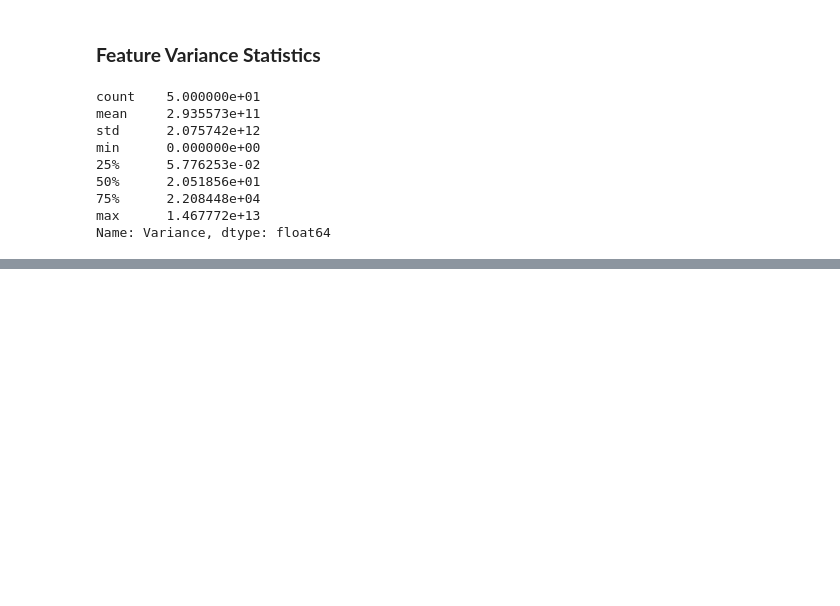
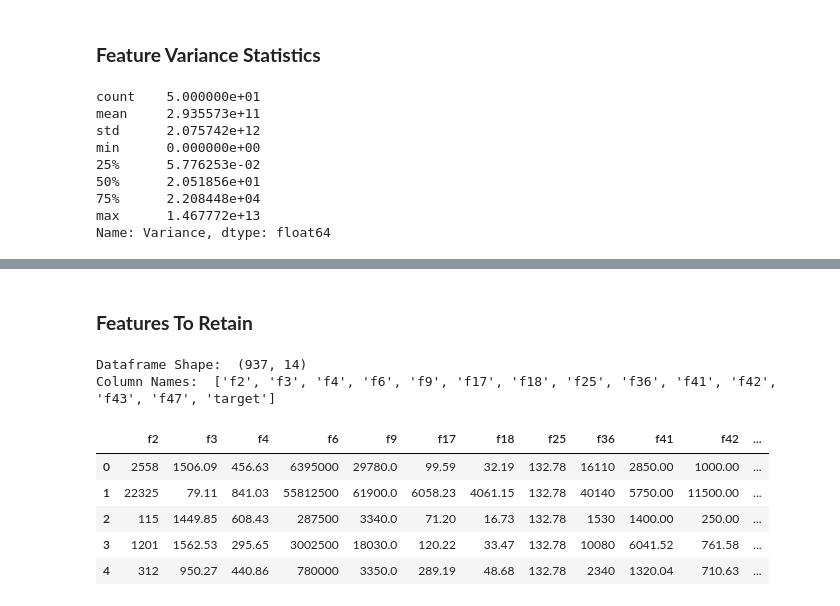
Before and after one commit to akshayyewle/Machine-Learning, a Jupyter notebook: 18 Oil Spill Detection/Python Notebook.ipynb, the cells around one changed output, grey strips where cells are left out. Saved outputs shown, nothing was run; the diff lists cells and outputs as text; code cells hidden in the pictures; blank space fills up the shorter version.

```diff
--- a/18 Oil Spill Detection/Python Notebook.ipynb
+++ b/18 Oil Spill Detection/Python Notebook.ipynb
@@ -226,0 +305,18 @@ df_Feature_Var.sort_values(by='Variance', ascending=False).head(10)
+# %% [markdown]
+### **Features To Retain**
+# %%
+df = df.loc[:, df_Feature_Var_Top['Feature'].to_list() + ['target']]
+
+print('Dataframe Shape: ',df.shape)
+print('Column Names: ',df.columns.to_list(),'\n')
+
+df.head()
+# %% [output]
+Dataframe Shape:  (937, 14)
+Column Names:  ['f2', 'f3', 'f4', 'f6', 'f9', 'f17', 'f18', 'f25', 'f36', 'f41', 'f42', 'f43', 'f47', 'target']
+|  | f2 | f3 | f4 | f6 | f9 | f17 | f18 | f25 | f36 | f41 | f42 | ... |
+| 0 | 2558 | 1506.09 | 456.63 | 6395000 | 29780.0 | 99.59 | 32.19 | 132.78 | 16110 | 2850.00 | 1000.00 | ... |
+| 1 | 22325 | 79.11 | 841.03 | 55812500 | 61900.0 | 6058.23 | 4061.15 | 132.78 | 40140 | 5750.00 | 11500.00 | ... |
+| 2 | 115 | 1449.85 | 608.43 | 287500 | 3340.0 | 71.20 | 16.73 | 132.78 | 1530 | 1400.00 | 250.00 | ... |
+| 3 | 1201 | 1562.53 | 295.65 | 3002500 | 18030.0 | 120.22 | 33.47 | 132.78 | 10080 | 6041.52 | 761.58 | ... |
+| 4 | 312 | 950.27 | 440.86 | 780000 | 3350.0 | 289.19 | 48.68 | 132.78 | 2340 | 1320.04 | 710.63 | ... |
```
Also changed, not shown: parts of 19 cells of this notebook.
